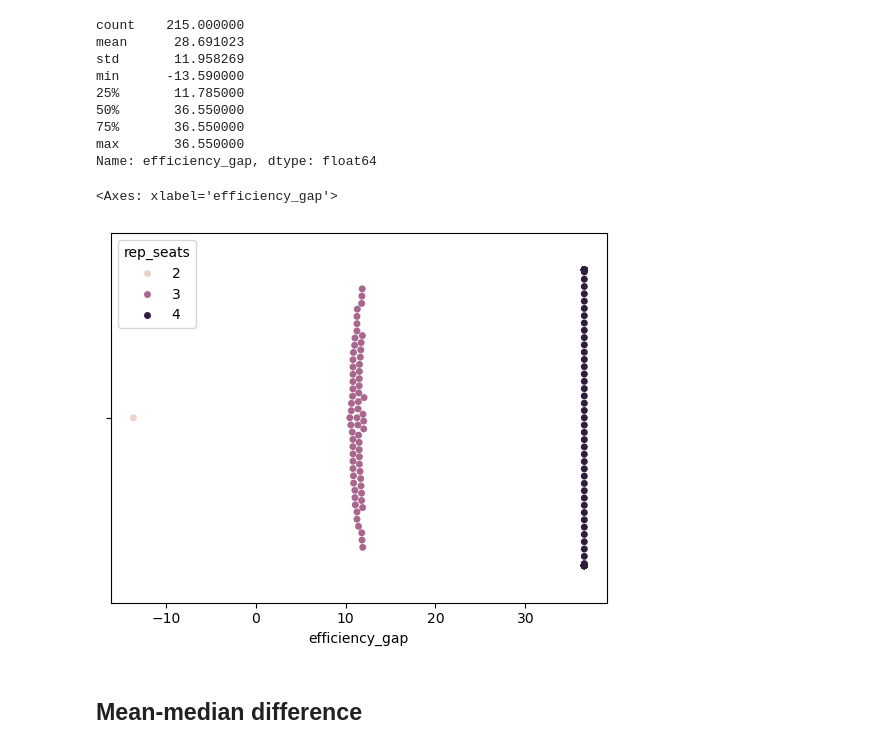
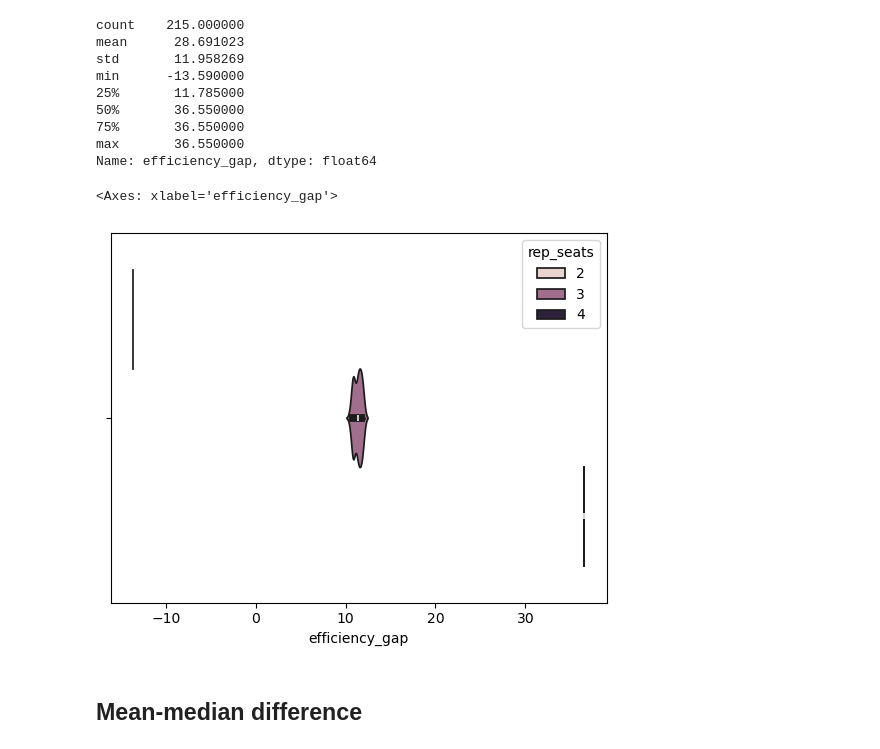
Before and after one commit to stefaniegwangphd/ia-redistricting, a Jupyter notebook: election_analysis.ipynb, the cells around one changed output. Drawn from its saved outputs; the diff is of its cells as text; code cells hidden in the pictures.

```diff
--- a/election_analysis.ipynb
+++ b/election_analysis.ipynb
@@ -19,7 +19,7 @@ from scipy.stats import percentileofscore
 # Get voter data
 
 # Input relevant election year
-election_year=2024``
+election_year=2024
 voter_file_name = './data/voter_numbers_{}.csv'
 
 votes_df=pd.read_csv(voter_file_name.format(election_year))
@@ -322,10 +347,10 @@ Name: efficiency_gap, dtype: float64
 # %%
 # boxplot separated by Republican seat share
 # Need to label axes and add title
-sns.swarmplot(x=seat_share_df['efficiency_gap'], hue=seat_share_df['rep_seats'])
+sns.violinplot(x=seat_share_df['efficiency_gap'], hue=seat_share_df['rep_seats'])
 # %% [output]
 <Axes: xlabel='efficiency_gap'>
-[figure, old version]
+[figure, new version]
 # %% [markdown]
 ## Mean-median difference
 # %%
```
Also changed, not shown: parts of 3 cells of this notebook, 1 other file.
